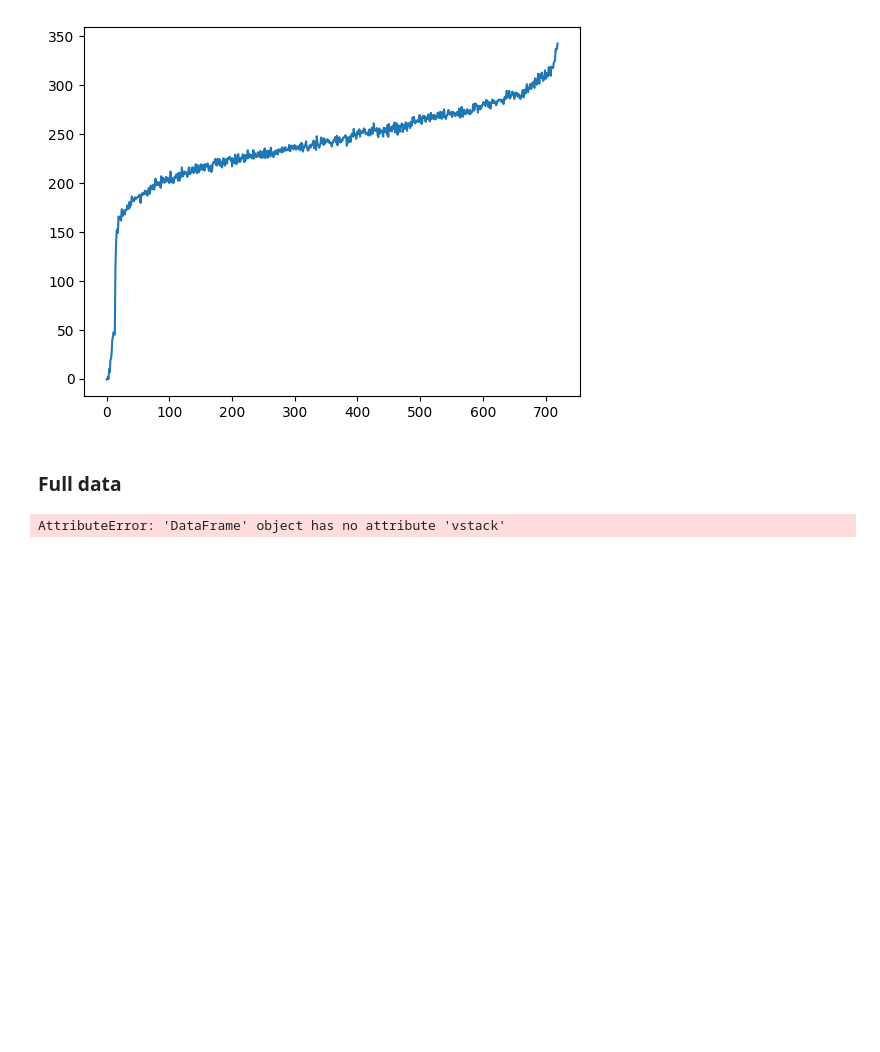
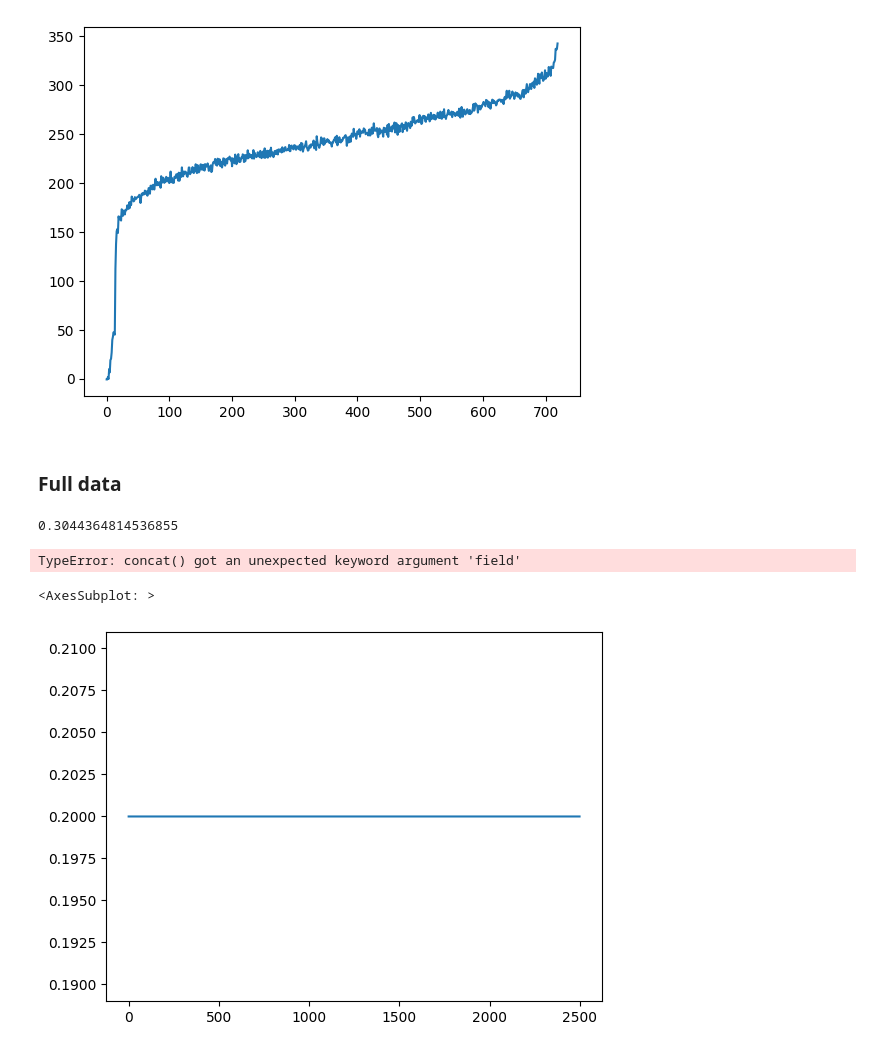
Before and after one commit to AdamSioud/Start-NTNU-Hackathon-2022, a Jupyter notebook: data-processing/data_processing.ipynb, the cells around one changed output. Cells and saved outputs as stored; diff of their text form; code cells hidden in the pictures; blank space fills up the shorter version.

Commit message:
Add distribution by field code

```diff
--- a/data-processing/data_processing.ipynb
+++ b/data-processing/data_processing.ipynb
@@ -174,4 +174,8 @@ a['pressure'].plot()
 ### Full data
 # %%
 oilfields = np.array(['Frigg', 'Magnus', 'Troll', 'Gullfaks', 'Viking', 'Snorre'])
+# %%
+np.random.uniform(0,1,1)[0]
+# %% [output]
+0.3044364814536855
 # %%
@@ -206,7 +237,14 @@ def get_ID123_c(field: str, id: int, size=100):
 # %%
 SIZE = 1000
-id100 = get_ID123_c(np.random.choice(oilfields), 1, SIZE)
-for i in range(2, 10):
-    id100 = pd.concat(id100, get_ID123_c(np.random.choice(oilfields), i, SIZE))
+NUM_BUOYS = 25
+id100 = get_ID123_c(field=np.random.choice(oilfields), id=1, distribution=1, size=SIZE)
+for i in range(2, NUM_BUOYS + 1):
+    id100 = pd.concat((id100, get_ID123_c(
+        field=np.random.choice(oilfields),
+        id=i,
+        distribution=1,
+        size=SIZE)))
+id100 = id100.reset_index()
+id100 = id100.drop('index', axis=1)
 # %% [output]
-AttributeError: 'DataFrame' object has no attribute 'vstack'
+TypeError: concat() got an unexpected keyword argument 'field'
@@ -212,0 +253,5 @@ AttributeError: 'DataFrame' object has no attribute 'vstack'
+# %%
+id100['oil_spill'].plot()
+# %% [output]
+<AxesSubplot: >
+[figure, added]
```
Also changed, not shown: parts of 3 cells of this notebook, 4 other files.
